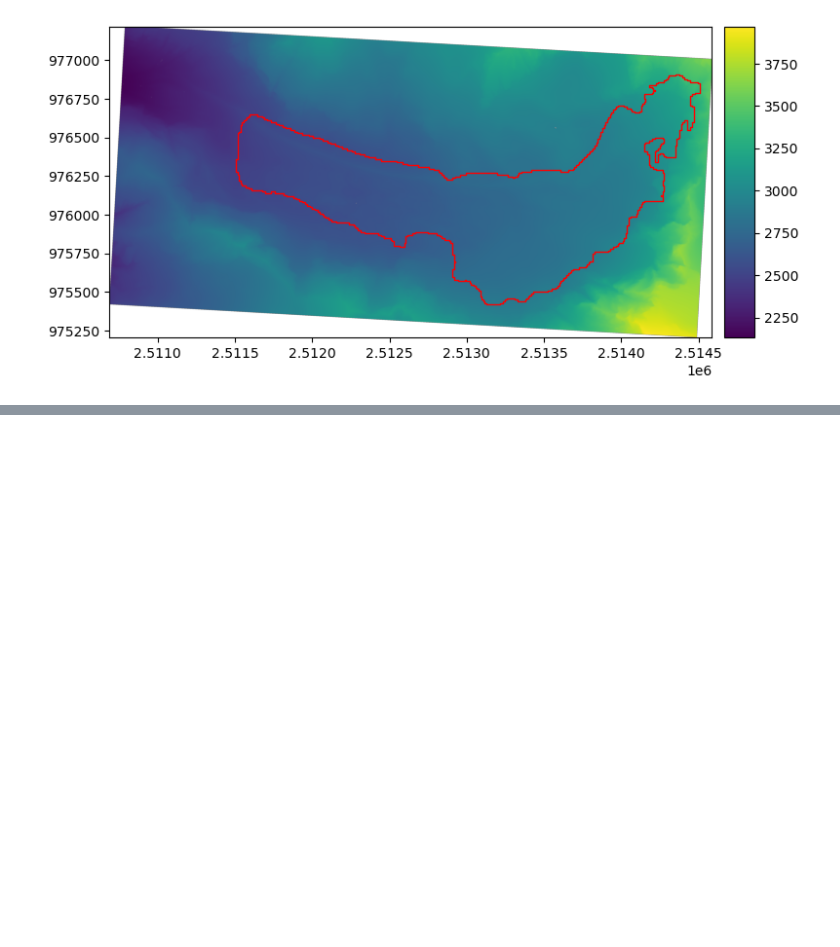
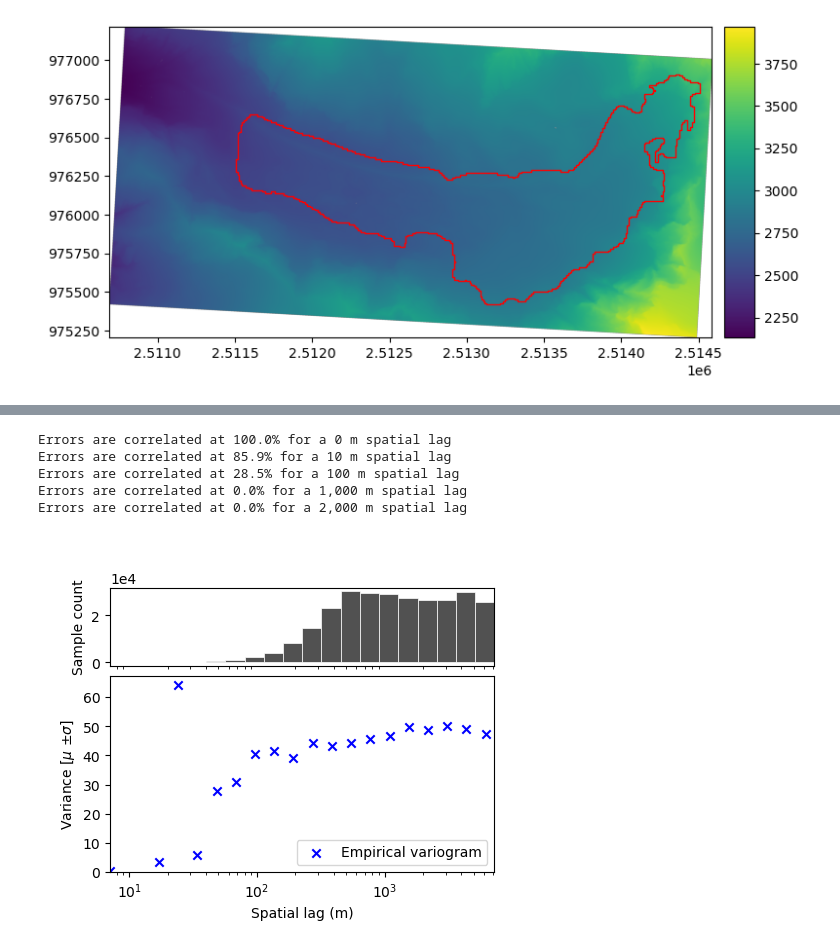
Before and after one commit to christopheogier/bonne_pierre_hydraulic_barriers, a Jupyter notebook: notebooks/DEM_handling.ipynb, the cells around one changed output, grey strips where cells are left out. Saved outputs shown, nothing was run; the diff lists cells and outputs as text; code cells hidden in the pictures; blank space fills up the shorter version.

```diff
--- a/notebooks/DEM_handling.ipynb
+++ b/notebooks/DEM_handling.ipynb
@@ -507,0 +573,18 @@ plt.show()
+# %%
+df_empirical_variogram
+for spatial_lag in [0, 10, 100, 1000,2000]:
+    print(
+        "Errors are correlated at {:.1f}% for a {:,.0f} m spatial lag".format(
+            spatial_corr_function(spatial_lag) * 100, spatial_lag
+        )
+    )
+# %% [output]
+Errors are correlated at 100.0% for a 0 m spatial lag
+Errors are correlated at 85.9% for a 10 m spatial lag
+Errors are correlated at 28.5% for a 100 m spatial lag
+Errors are correlated at 0.0% for a 1,000 m spatial lag
+Errors are correlated at 0.0% for a 2,000 m spatial lag
+# %%
+xdem.spatialstats.plot_variogram(df_empirical_variogram, xscale="log")
+# %% [output]
+[figure, added]
```
Also changed, not shown: parts of 11 cells of this notebook, 1 other file.
